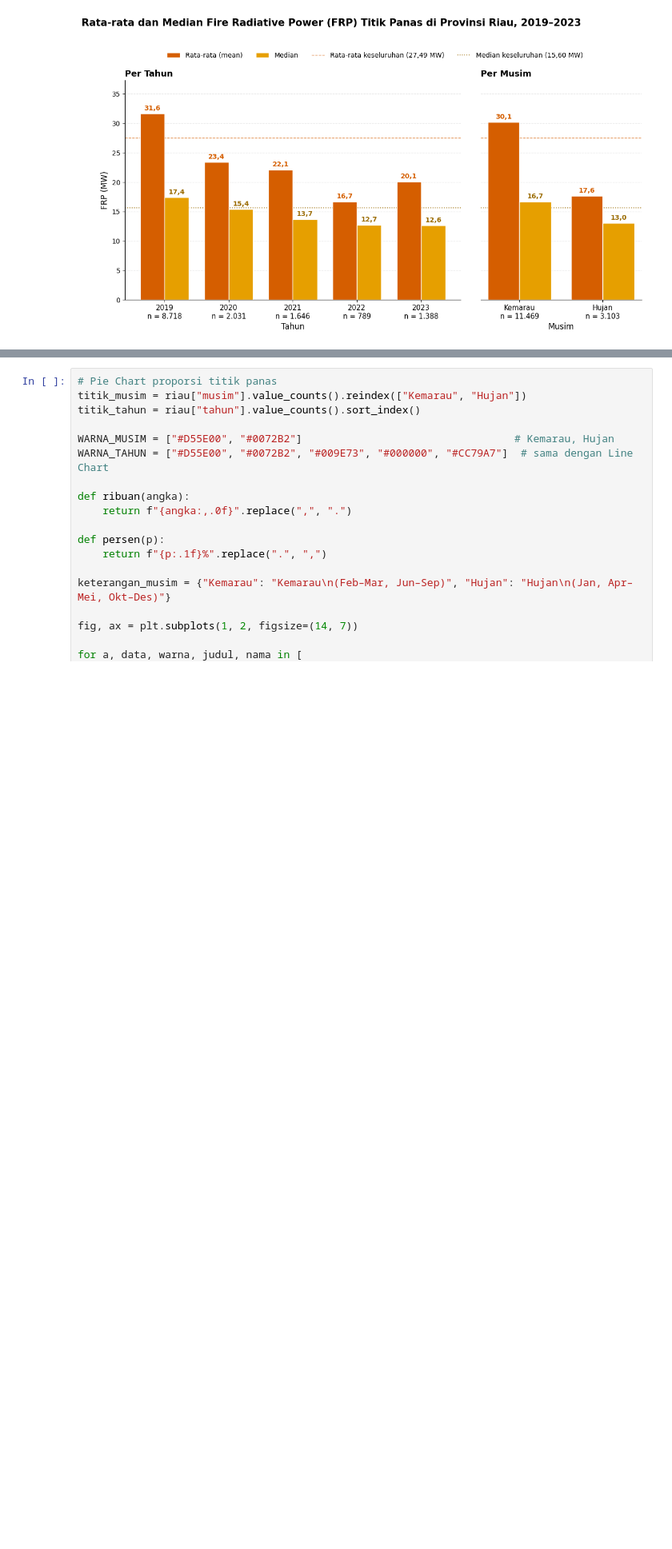
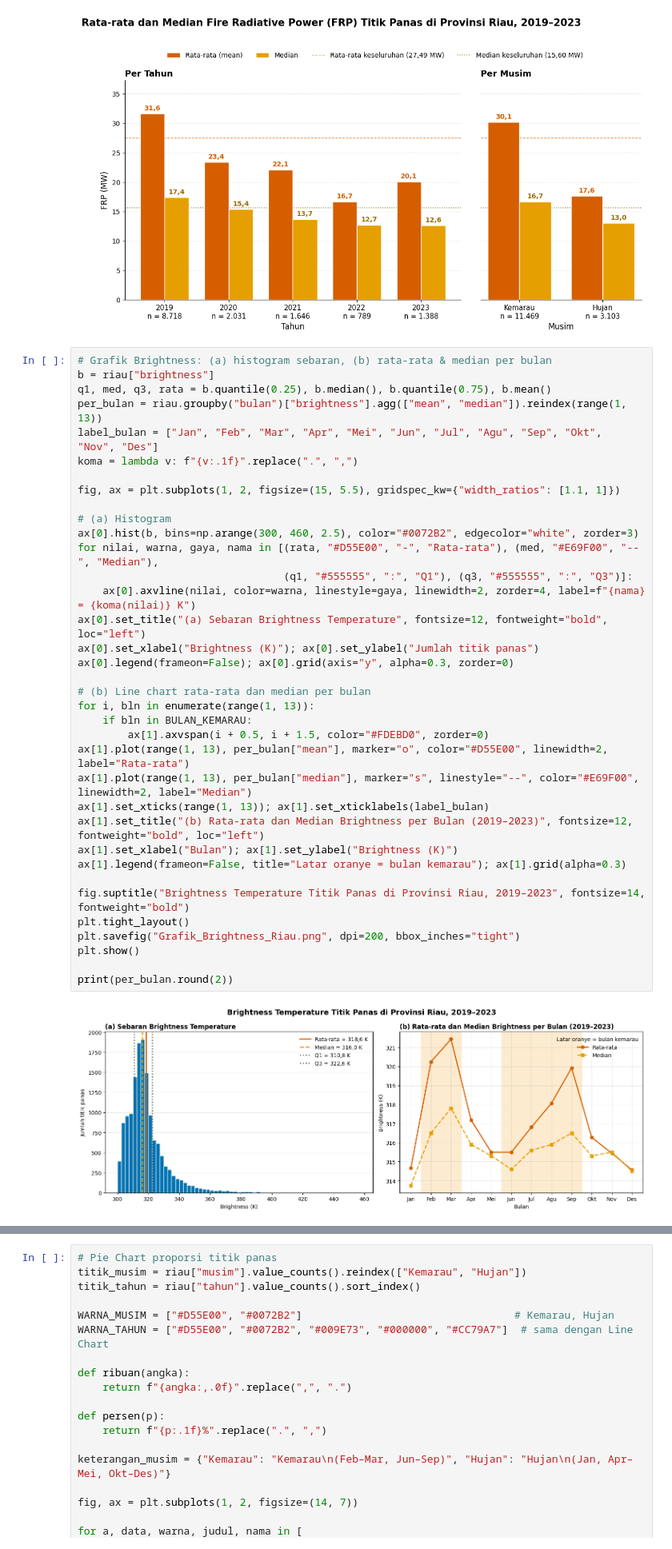
Before and after one commit to AbiyyuNauval/Kelompok05_Probabilistik-dan-Statistika, a Jupyter notebook: Projek_Probabilistik_dan_Statistika_Kelompok_05_3_TI_A.ipynb, the cells around one changed output, grey strips where cells are left out. Shown at 80% size. Drawn from its saved outputs; the diff is of its cells as text; blank space fills up the shorter version.

```diff
--- a/Projek_Probabilistik_dan_Statistika_Kelompok_05_3_TI_A.ipynb
+++ b/Projek_Probabilistik_dan_Statistika_Kelompok_05_3_TI_A.ipynb
@@ -553,3 +552,41 @@ fig.subplots_adjust(top=0.82)
 plt.show()
 # %% [output]
 [figure]
+# %%
+# Grafik Brightness: (a) histogram sebaran, (b) rata-rata & median per bulan
+b = riau["brightness"]
+q1, med, q3, rata = b.quantile(0.25), b.median(), b.quantile(0.75), b.mean()
+per_bulan = riau.groupby("bulan")["brightness"].agg(["mean", "median"]).reindex(range(1, 13))
+label_bulan = ["Jan", "Feb", "Mar", "Apr", "Mei", "Jun", "Jul", "Agu", "Sep", "Okt", "Nov", "Des"]
+koma = lambda v: f"{v:.1f}".replace(".", ",")
+
+fig, ax = plt.subplots(1, 2, figsize=(15, 5.5), gridspec_kw={"width_ratios": [1.1, 1]})
+
+# (a) Histogram
+ax[0].hist(b, bins=np.arange(300, 460, 2.5), color="#0072B2", edgecolor="white", zorder=3)
+for nilai, warna, gaya, nama in [(rata, "#D55E00", "-", "Rata-rata"), (med, "#E69F00", "--", "Median"),
+                                 (q1, "#555555", ":", "Q1"), (q3, "#555555", ":", "Q3")]:
+    ax[0].axvline(nilai, color=warna, linestyle=gaya, linewidth=2, zorder=4, label=f"{nama} = {koma(nilai)} K")
+ax[0].set_title("(a) Sebaran Brightness Temperature", fontsize=12, fontweight="bold", loc="left")
+ax[0].set_xlabel("Brightness (K)"); ax[0].set_ylabel("Jumlah titik panas")
+ax[0].legend(frameon=False); ax[0].grid(axis="y", alpha=0.3, zorder=0)
+
+# (b) Line chart rata-rata dan median per bulan
+for i, bln in enumerate(range(1, 13)):
+    if bln in BULAN_KEMARAU:
+        ax[1].axvspan(i + 0.5, i + 1.5, color="#FDEBD0", zorder=0)
+ax[1].plot(range(1, 13), per_bulan["mean"], marker="o", color="#D55E00", linewidth=2, label="Rata-rata")
+ax[1].plot(range(1, 13), per_bulan["median"], marker="s", linestyle="--", color="#E69F00", linewidth=2, label="Median")
+ax[1].set_xticks(range(1, 13)); ax[1].set_xticklabels(label_bulan)
+ax[1].set_title("(b) Rata-rata dan Median Brightness per Bulan (2019–2023)", fontsize=12, fontweight="bold", loc="left")
+ax[1].set_xlabel("Bulan"); ax[1].set_ylabel("Brightness (K)")
+ax[1].legend(frameon=False, title="Latar oranye = bulan kemarau"); ax[1].grid(alpha=0.3)
+
+fig.suptitle("Brightness Temperature Titik Panas di Provinsi Riau, 2019–2023", fontsize=14, fontweight="bold")
+plt.tight_layout()
+plt.savefig("Grafik_Brightness_Riau.png", dpi=200, bbox_inches="tight")
+plt.show()
+
+print(per_bulan.round(2))
+# %% [output]
+[figure, added]
```
Also changed, not shown: parts of 7 cells of this notebook.
